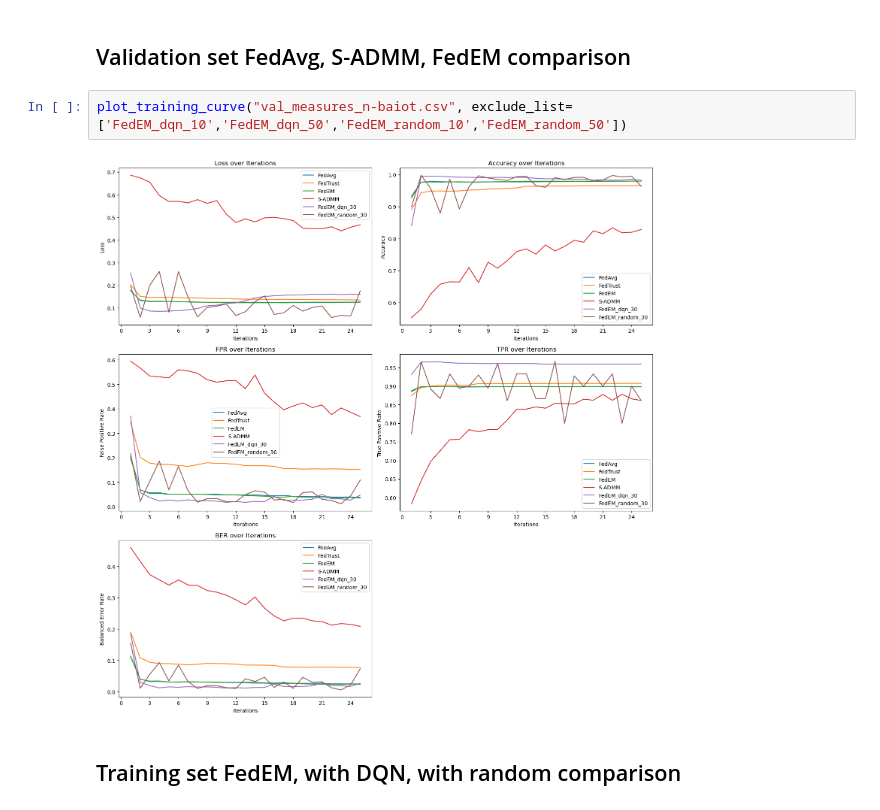
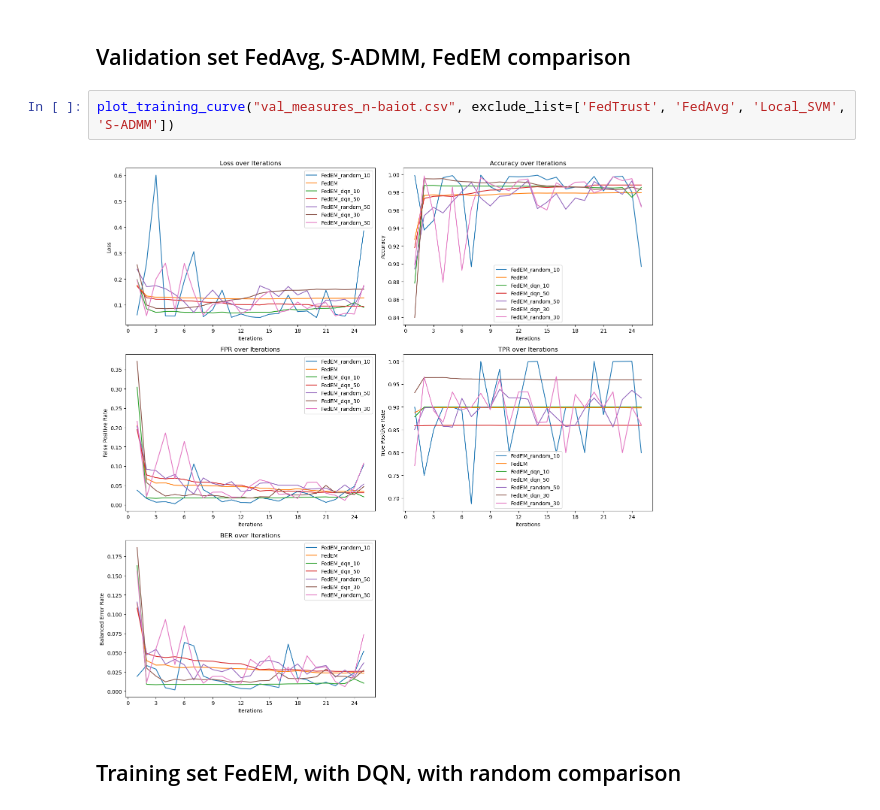
Before and after one commit to SHVleV9CYWkK/FEDQ, a Jupyter notebook: visualization.ipynb, the cells around one changed output. Saved outputs shown, nothing was run; the diff lists cells and outputs as text.

```diff
--- a/visualization.ipynb
+++ b/visualization.ipynb
@@ -80,9 +80,9 @@ plot_training_curve("train_measures_n-baiot.csv", exclude_list=['FedEM_dqn_10','
 # %% [markdown]
 ## Validation set FedAvg, S-ADMM, FedEM comparison
 # %%
-plot_training_curve("val_measures_n-baiot.csv", exclude_list=['FedEM_dqn_10','FedEM_dqn_50','FedEM_random_10','FedEM_random_50'])
+plot_training_curve("val_measures_n-baiot.csv", exclude_list=['FedTrust', 'FedAvg', 'Local_SVM', 'S-ADMM'])
 # %% [output]
-[figure, old version]
+[figure, new version]
 # %% [markdown]
 ## Training set FedEM, with DQN, with random comparison
 # %%
```
Also changed, not shown: parts of 7 cells of this notebook, 4 other files.
